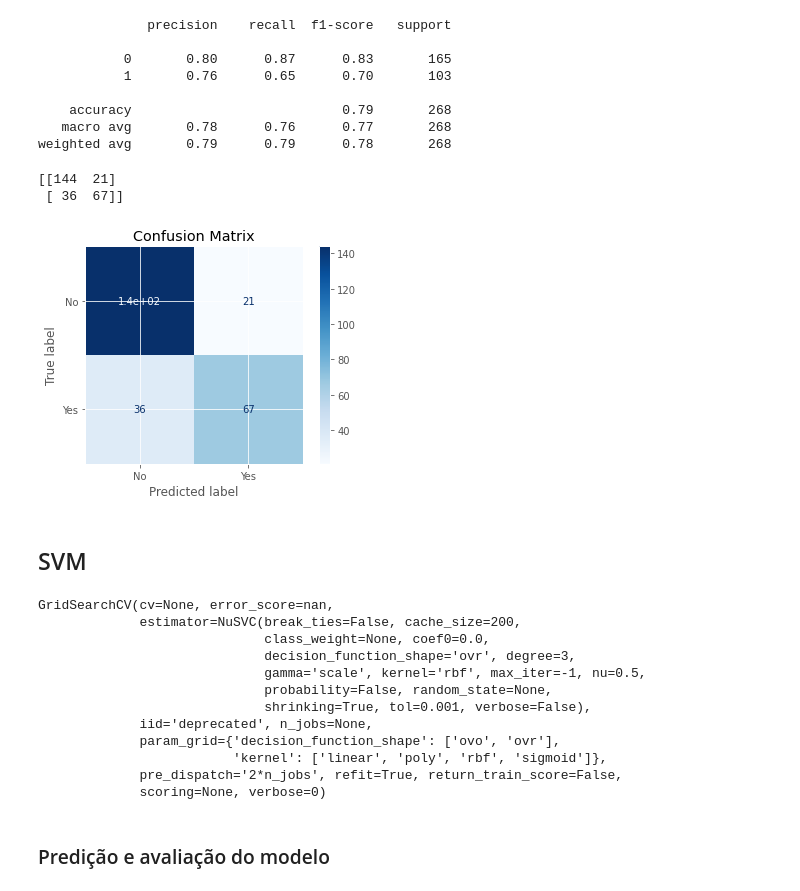
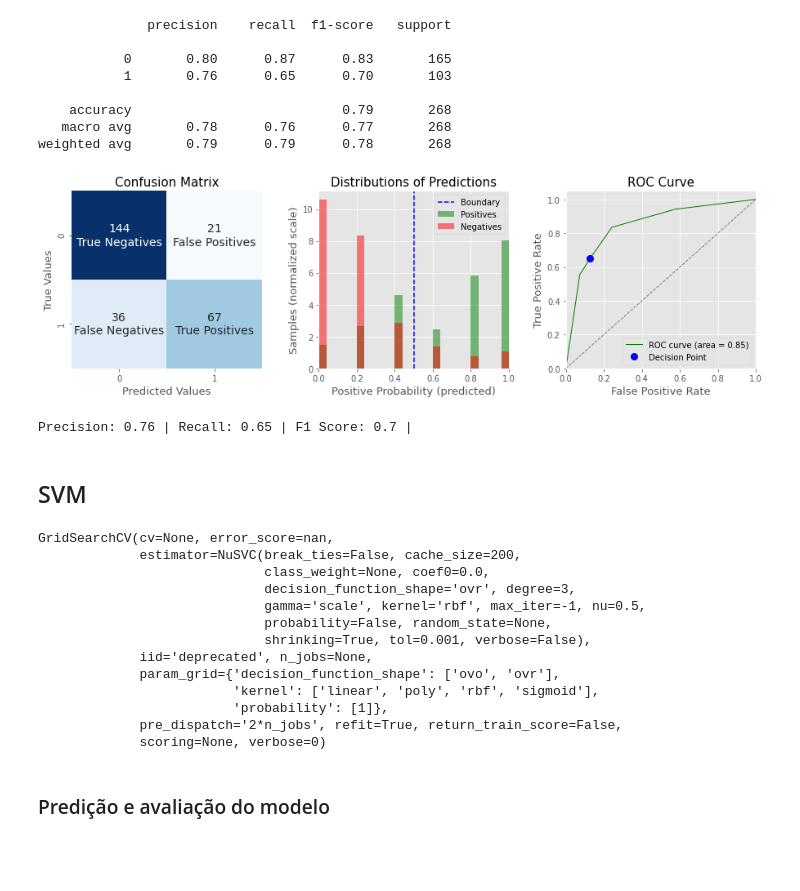
Before and after one commit to rafabenevente/AM_1, a Jupyter notebook: AM_1_Titanic_Predição_dos_sobreviventes.ipynb, the cells around one changed output. Drawn from its saved outputs; the diff is of its cells as text; code cells hidden in the pictures; blank space fills up the shorter version.

```diff
--- a/AM_1_Titanic_Predição_dos_sobreviventes.ipynb
+++ b/AM_1_Titanic_Predição_dos_sobreviventes.ipynb
@@ -1103,23 +1189,18 @@ print(classification_report(te_y, y_pred))
     accuracy                           0.79       268
    macro avg       0.78      0.76      0.77       268
 weighted avg       0.79      0.79      0.78       268
-# %%
-disp = plot_confusion_matrix(knc, te_x, te_y,
-                                display_labels=["No", "Yes"],
-                                cmap=plt.cm.Blues)
-disp.ax_.set_title("Confusion Matrix")
-
-print(disp.confusion_matrix)
-# %% [output]
-[[144  21]
- [ 36  67]]
-[figure, removed]
+# %%
+F1 = evalBinaryClassifier(knc, te_x, te_y)
+# %% [output]
+[figure, added]
+Precision: 0.76 | Recall: 0.65 | F1 Score: 0.7 |
 # %% [markdown]
 ## SVM
 # %%
 from sklearn.svm import NuSVC
 param_grid = {'kernel': ['linear', 'poly', 'rbf', 'sigmoid'],
-              'decision_function_shape' : ['ovo', 'ovr']}
+              'decision_function_shape' : ['ovo', 'ovr'],
+               'probability' : [1]}
 
 svc = NuSVC()
 gs = GridSearchCV(svc, param_grid=param_grid)
@@ -1134,7 +1215,8 @@ GridSearchCV(cv=None, error_score=nan,
                              shrinking=True, tol=0.001, verbose=False),
              iid='deprecated', n_jobs=None,
              param_grid={'decision_function_shape': ['ovo', 'ovr'],
-                         'kernel': ['linear', 'poly', 'rbf', 'sigmoid']},
+                         'kernel': ['linear', 'poly', 'rbf', 'sigmoid'],
+                         'probability': [1]},
              pre_dispatch='2*n_jobs', refit=True, return_train_score=False,
              scoring=None, verbose=0)
 # %% [markdown]
```
Also changed, not shown: parts of 23 cells of this notebook.
